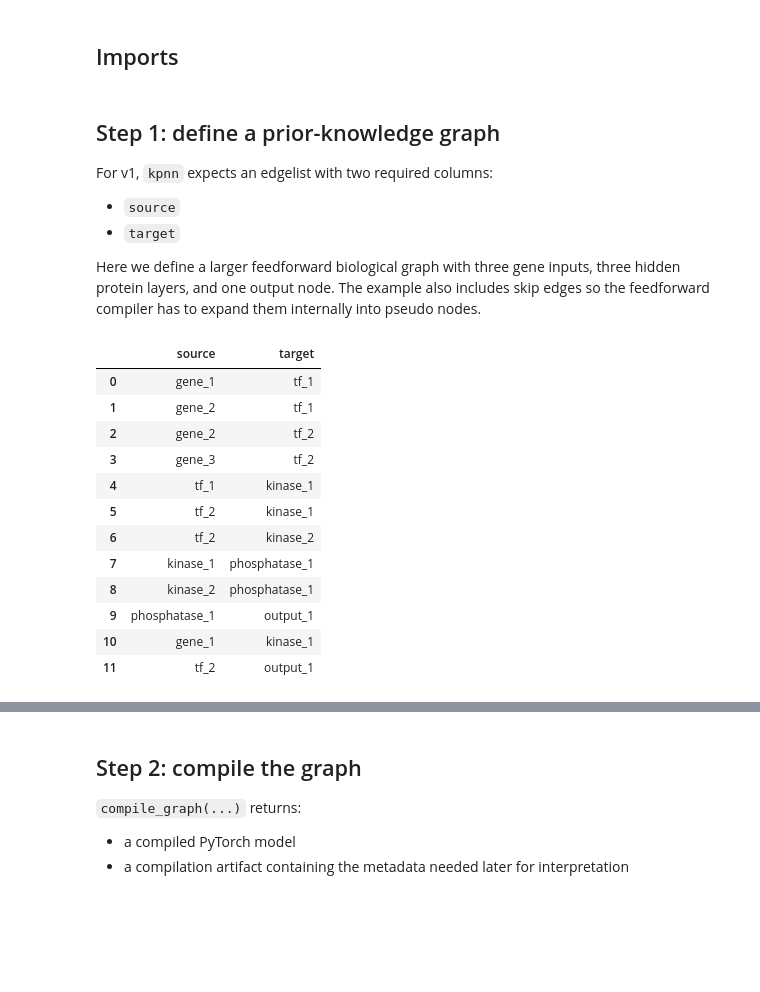
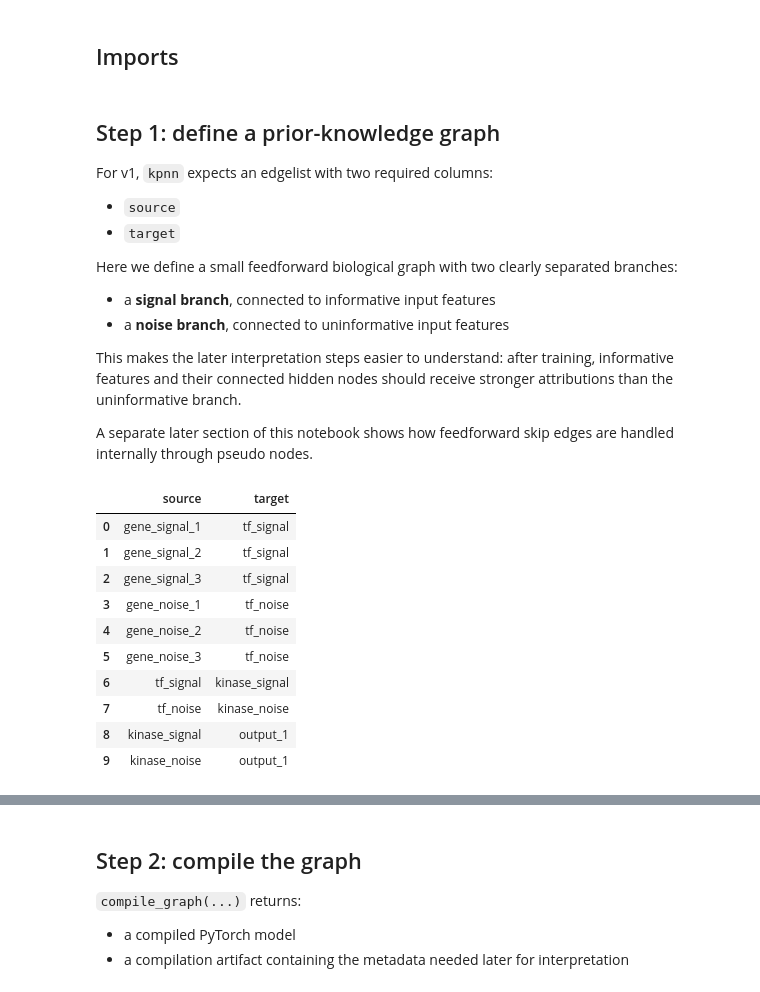
Before and after one commit to Thomas-Rauter/edge2torch, a Jupyter notebook: docs/getting-started.ipynb, the cells around one changed output, grey strips where cells are left out. Cells and saved outputs as stored; diff of their text form; code cells hidden in the pictures; blank space fills up the shorter version.

```diff
--- a/docs/getting-started.ipynb
+++ b/docs/getting-started.ipynb
@@ -62,57 +67,59 @@ For v1, `kpnn` expects an edgelist with two required columns:
 - `source`
 - `target`
 
-Here we define a larger feedforward biological graph with three gene inputs,
-three hidden protein layers, and one output node. The example also includes
-skip edges so the feedforward compiler has to expand them internally into
-pseudo nodes.
+Here we define a small feedforward biological graph with two clearly
+separated branches:
+
+- a **signal branch**, connected to informative input features
+- a **noise branch**, connected to uninformative input features
+
+This makes the later interpretation steps easier to understand: after
+training, informative features and their connected hidden nodes should
+receive stronger attributions than the uninformative branch.
+
+A separate later section of this notebook shows how feedforward skip edges
+are handled internally through pseudo nodes.
 # %%
 edgelist = pd.DataFrame(
     {
         "source": [
-            "gene_1",
-            "gene_2",
-            "gene_2",
-            "gene_3",
-            "tf_1",
-            "tf_2",
-            "tf_2",
-            "kinase_1",
-            "kinase_2",
-            "phosphatase_1",
-            "gene_1",
-            "tf_2",
+            "gene_signal_1",
+            "gene_signal_2",
+            "gene_signal_3",
+            "gene_noise_1",
+            "gene_noise_2",
+            "gene_noise_3",
+            "tf_signal",
+            "tf_noise",
+            "kinase_signal",
+            "kinase_noise",
         ],
         "target": [
-            "tf_1",
-            "tf_1",
-            "tf_2",
-            "tf_2",
-            "kinase_1",
-            "kinase_1",
-            "kinase_2",
-            "phosphatase_1",
-            "phosphatase_1",
+            "tf_signal",
+            "tf_signal",
+            "tf_signal",
+            "tf_noise",
+            "tf_noise",
+            "tf_noise",
+            "kinase_signal",
+            "kinase_noise",
             "output_1",
-            "kinase_1",
             "output_1",
         ],
     }
 )
 
 edgelist
 # %% [output]
 |  | source | target |
-| 0 | gene_1 | tf_1 |
-| 1 | gene_2 | tf_1 |
-| 2 | gene_2 | tf_2 |
-| 3 | gene_3 | tf_2 |
-| 4 | tf_1 | kinase_1 |
-| 5 | tf_2 | kinase_1 |
-| 6 | tf_2 | kinase_2 |
-| 7 | kinase_1 | phosphatase_1 |
-| 8 | kinase_2 | phosphatase_1 |
-| 9 | phosphatase_1 | output_1 |
-| 10 | gene_1 | kinase_1 |
-| 11 | tf_2 | output_1 |
+| 0 | gene_signal_1 | tf_signal |
+| 1 | gene_signal_2 | tf_signal |
+| 2 | gene_signal_3 | tf_signal |
+| 3 | gene_noise_1 | tf_noise |
+| 4 | gene_noise_2 | tf_noise |
+| 5 | gene_noise_3 | tf_noise |
+| 6 | tf_signal | kinase_signal |
+| 7 | tf_noise | kinase_noise |
+| 8 | kinase_signal | output_1 |
+| 9 | kinase_noise | output_1 |
 # %%
```
Also changed, not shown: parts of 39 cells of this notebook, 1 other file.
